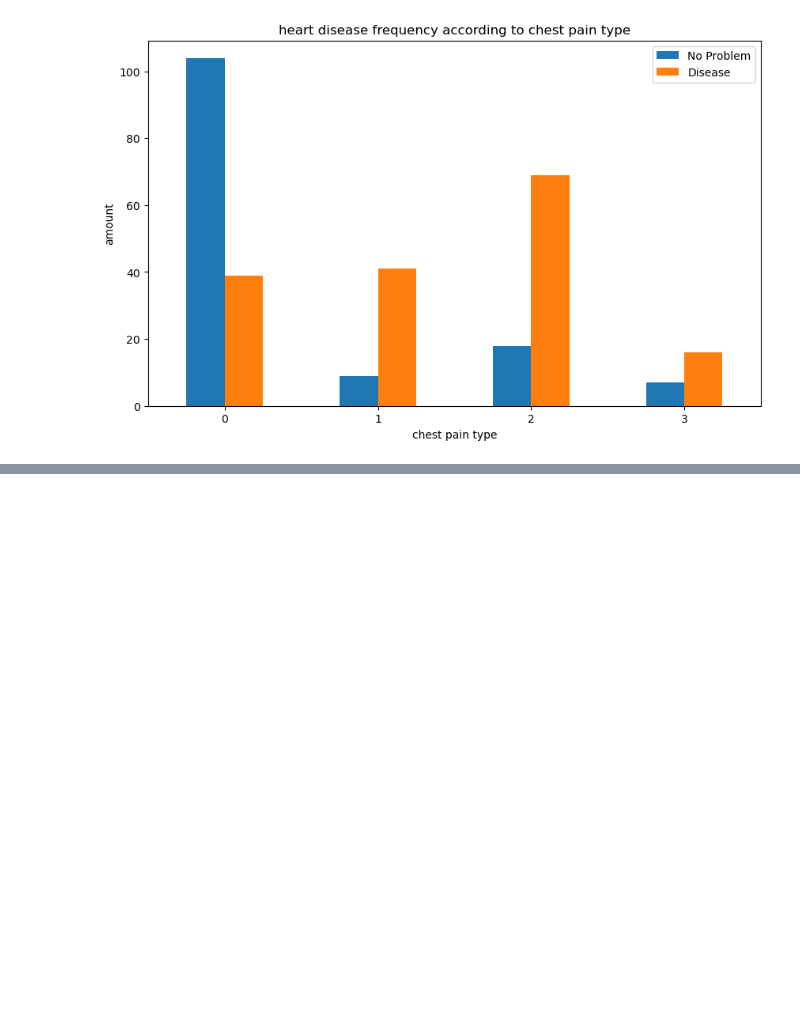
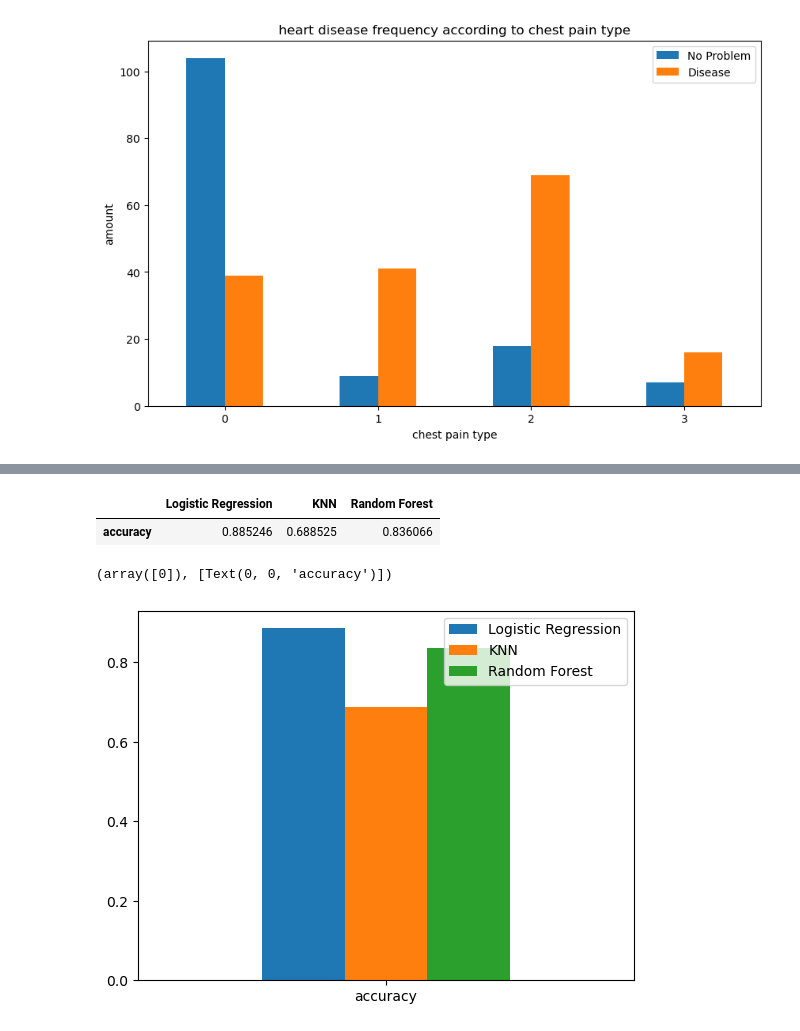
Before and after one commit to Kkhokho/Heart_Disease, a Jupyter notebook: Head to tail classification.ipynb, the cells around one changed output, grey strips where cells are left out. Drawn from its saved outputs; the diff is of its cells as text; code cells hidden in the pictures; blank space fills up the shorter version.

```diff
--- a/Head to tail classification.ipynb
+++ b/Head to tail classification.ipynb
@@ -245,0 +258,4 @@ ModuleNotFoundError: No module named 'seaborn'
+# %%
+np.random.seed(42)
+
+X_train,X_test,y_train,y_test = train_test_split(X,y,test_size=0.2)
@@ -245,0 +267,20 @@ ModuleNotFoundError: No module named 'seaborn'
+# %%
+# Put models in a dictionary
+models = {"Logistic Regression" : LogisticRegression(),
+          "KNN": KNeighborsClassifier(),
+          "Random Forest": RandomForestClassifier()}
+# Create a function to fit and score models
+def fit_score(models,X_train,X_test,y_train,y_test):
+    np.random.seed(42)
+    model_scores = {}
+    for name,model in models.items():
+        model.fit(X_train,y_train)
+        model_scores[name] = model.score(X_test,y_test)
+    return model_scores
+# %%
+model_scores = fit_score(models=models,
+                         X_train=X_train,
+                         X_test=X_test,
+                         y_train=y_train,
+                         y_test=y_test)
+model_scores
@@ -245,0 +298,12 @@ ModuleNotFoundError: No module named 'seaborn'
+# %%
+model_compare = pd.DataFrame(model_scores,index=["accuracy"])
+model_compare
+# %% [output]
+|  | Logistic Regression | KNN | Random Forest |
+| accuracy | 0.885246 | 0.688525 | 0.836066 |
+# %%
+model_compare.plot(kind="bar");
+plt.xticks(rotation=0)
+# %% [output]
+(array([0]), [Text(0, 0, 'accuracy')])
+[figure, added]
```
Also changed, not shown: parts of 46 cells of this notebook.
